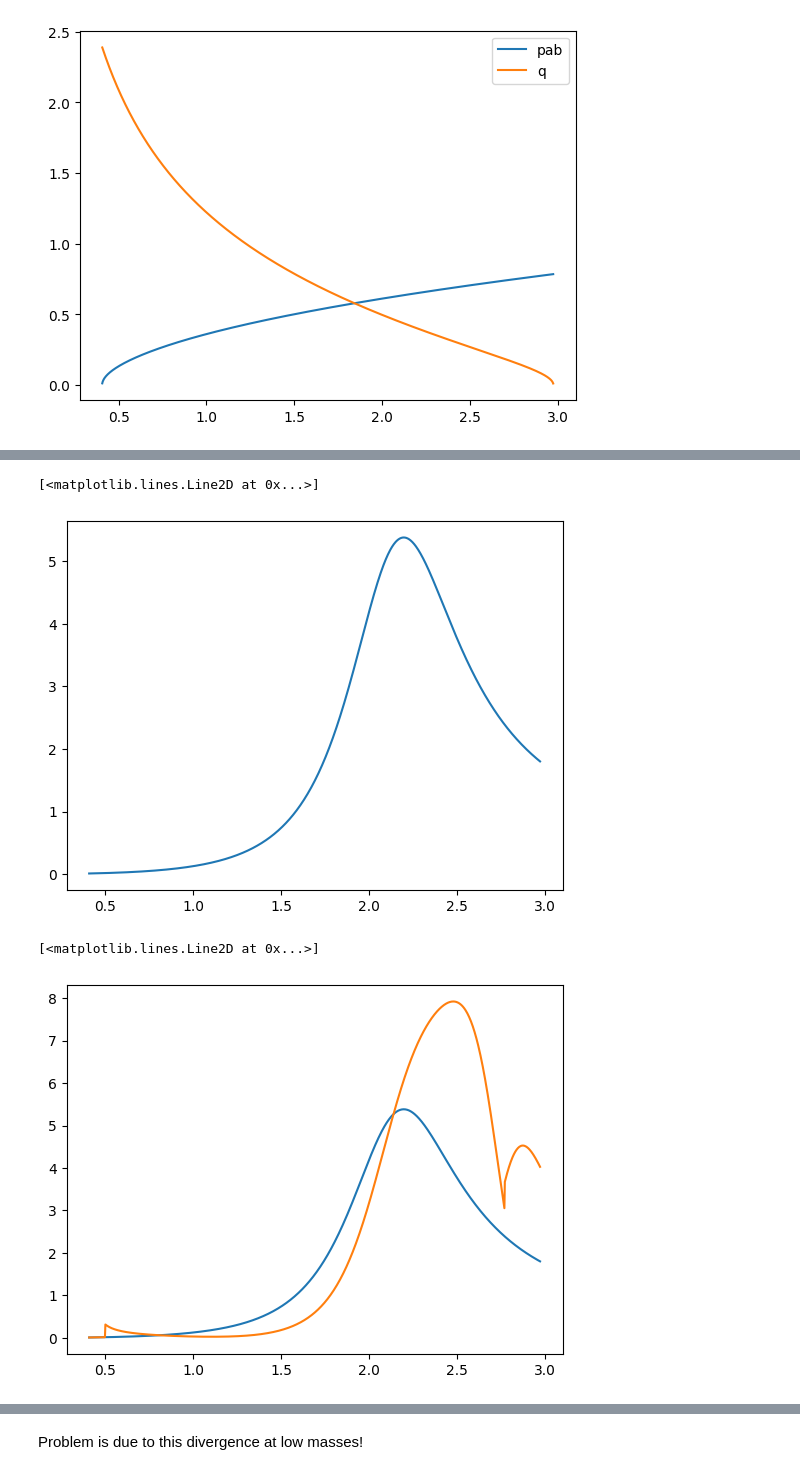
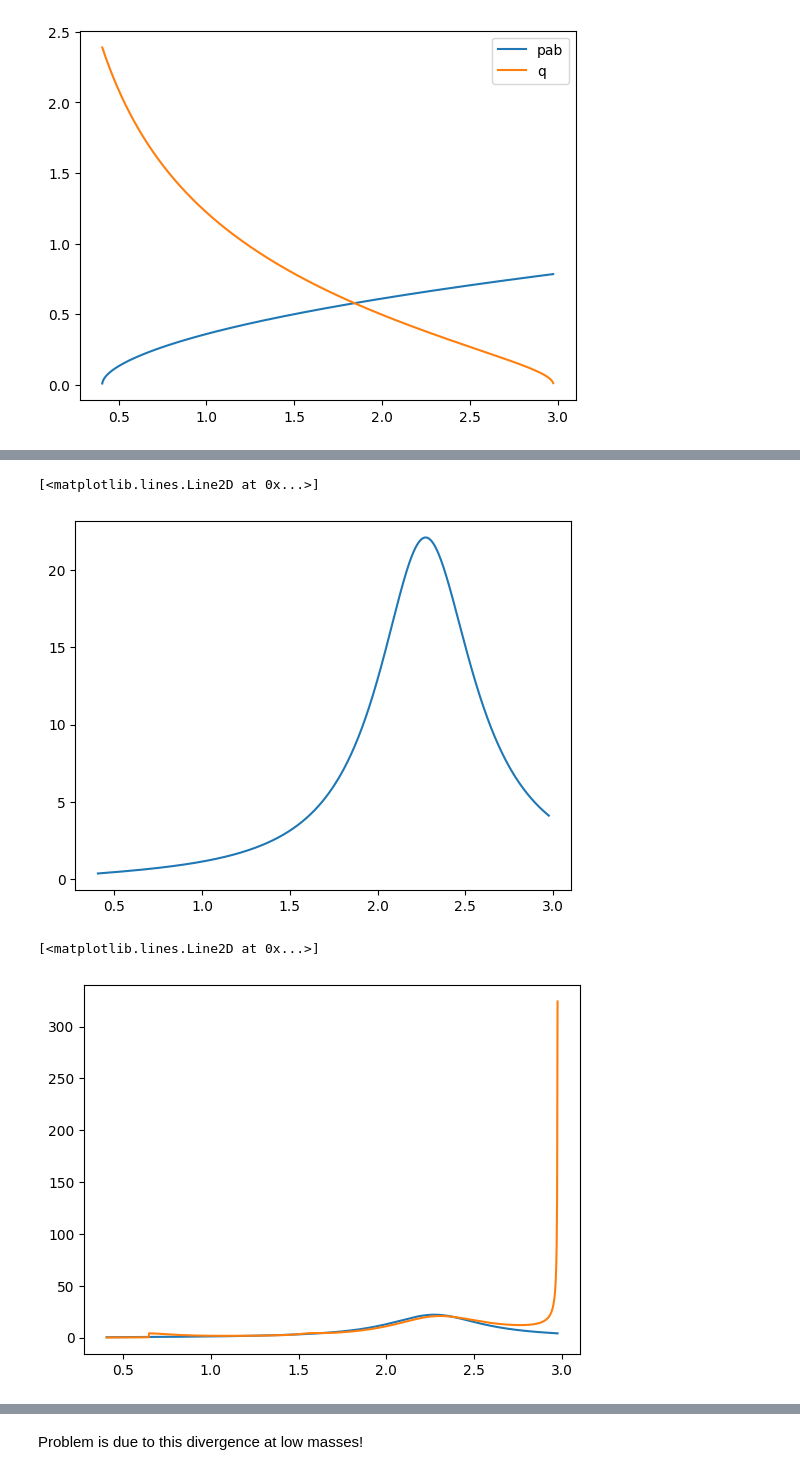
Before and after one commit to cpviolation/tfa_examples, a Jupyter notebook: notebooks/study_lineshapes.ipynb, the cells around one changed output, grey strips where cells are left out. Saved outputs shown, nothing was run; the diff lists cells and outputs as text; code cells hidden in the pictures.

```diff
--- a/notebooks/study_lineshapes.ipynb
+++ b/notebooks/study_lineshapes.ipynb
@@ -219,12 +209,12 @@ def breit_wigner_lineshape_test(
 # %% [markdown]
 ## LASS
 # %%
-def LASS(m2ab, a, r, m0, gamma0, ma, mb, amp_res, amp_nr, phase_res, phase_nr, cutOff=0):
-    q0 = atfk.two_body_momentum(m0, ma, mb)
-    q = atfk.two_body_momentum(atfi.sqrt(m2ab), ma, mb)
+def LASS(m2ab, a, r, m0, gamma0, md, mc, amp_res, amp_nr, phase_res, phase_nr, cutOff=0):
+    q0 = atfk.two_body_momentum(md, m0, mc)
+    q = atfk.two_body_momentum(md, atfi.sqrt(m2ab), mc)
     cot_delta_beta = atfi.const(1.0) / a / q + atfi.const(0.5) * r * q
-    nr  = atfd.nonresonant_lass_lineshape(m2ab, a, r, ma, mb)
-    res = atfd.resonant_lass_lineshape(m2ab, m0, gamma0, a, r, ma, mb, True)
+    nr  = atfd.nonresonant_lass_lineshape(m2ab, a, r, md, mc)
+    res = atfd.resonant_lass_lineshape(m2ab, m0, gamma0, a, r, md, mc)
     lass = atfi.cast_complex(amp_res) * atfi.complex( atfi.cos(phase_res), atfi.sin(phase_res) ) * \
              atfi.complex( q * cot_delta_beta, q ) / atfi.complex( q * cot_delta_beta, -q ) * res
     lass += atfi.cast_complex(amp_nr) * atfi.complex( atfi.cos(phase_nr), atfi.sin(phase_nr) ) * \
@@ -236,10 +226,10 @@ def LASS(m2ab, a, r, m0, gamma0, ma, mb, amp_res, amp_nr, phase_res, phase_nr, c
     return lass
 
 def LASSalt(m2ab, a, r, m0, gamma0, md, mc, amp_res, amp_nr, phase_res, phase_nr):
-    q = atfk.two_body_momentum(atfi.sqrt(m2ab), md, mc)
+    q = atfk.two_body_momentum(md, atfi.sqrt(m2ab), mc)
     cot_delta_beta = atfi.const(1.0) / a / q + atfi.const(0.5) * r * q
     nr  = atfd.nonresonant_lass_lineshape(m2ab, a, r, md, mc)
-    res = atfd.resonant_lass_lineshape(m2ab, m0, gamma0, r, md, mc, True)
+    res = atfd.resonant_lass_lineshape(m2ab, m0, gamma0, a, r, md, mc)
     lass =  atfi.cast_complex(amp_nr) * atfi.complex( atfi.cos(phase_nr), atfi.sin(phase_nr) ) * \
                atfi.cast_complex( atfi.cos(phase_nr) + atfi.sin(phase_nr) * cot_delta_beta ) * nr
     lass += atfi.cast_complex(amp_res) * atfi.complex( atfi.cos(phase_res), atfi.sin(phase_res) ) * \
@@ -258,14 +248,16 @@ lass_r = atfi.const(-20.6)
 xpl = np.linspace(np.min(phsp.m2ab(norm_sample)), np.max(phsp.m2ab(norm_sample)), 1000)
 pab = atfk.two_body_momentum(atfi.sqrt(xpl), masses_ab[0], masses_ab[1])
 delta_beta = atfi.atan( 1.0 / ( 1.0 / lass_a / pab + 0.5 * lass_r * pab ) )
-ylass = atfd.density(LASS(xpl, lass_a, lass_r, lass_M, lass_G, masses_ab[0], masses_ab[1], lass_R, lass_F, lass_phiR, lass_phiF, 0.5))
-nr = atfd.nonresonant_lass_lineshape(xpl, lass_a, lass_r, masses_ab[0], masses_ab[1])
+ylass = atfd.density(LASS(xpl, lass_a, lass_r, lass_M, lass_G, md, masses_ab[2], lass_R, lass_F, lass_phiR, lass_phiF, 0.5))
+ylass_alt = atfd.density(LASSalt(xpl, lass_a, lass_r, lass_M, lass_G, md, masses_ab[2], lass_R, lass_F, lass_phiR, lass_phiF))
+nr = atfd.nonresonant_lass_lineshape(xpl, lass_a, lass_r, md, masses_ab[2])
 ylass_nr = atfd.density(atfi.cast_complex(lass_F) * atfi.complex( atfi.cos(lass_phiF), atfi.sin(lass_phiF) ) * nr)
 ylass_nr_jordi = atfd.density(atfi.cast_complex(lass_F) * atfi.complex( atfi.cos(lass_phiF), atfi.sin(lass_phiF) ) * \
                         atfi.cast_complex( atfi.cos(lass_phiF) + atfi.sin(lass_phiF) / atfi.tan(delta_beta) ) * nr)
-ylass_res = atfd.density(atfd.resonant_lass_lineshape(xpl, lass_M, lass_G, lass_a, lass_r, masses_ab[0], masses_ab[1], True))
+ylass_res = atfd.density(atfd.resonant_lass_lineshape(xpl, lass_M, lass_G, lass_a, lass_r, md, masses_ab[2]))
 #yomega = atfd.density(atfd.breit_wigner_lineshape(xpl, momega, womega, *masses_ac, md, rd, rr, 1, 1))
 int_lass = trapezoid(ylass, xpl)
+int_lass_alt = trapezoid(ylass_alt, xpl)
 int_lass_nr = trapezoid(ylass_nr, xpl)
 int_lass_nr_jordi = trapezoid(ylass_nr_jordi, xpl)
 int_lass_res = trapezoid(ylass_res, xpl)
@@ -273,6 +265,7 @@ int_lass_res = trapezoid(ylass_res, xpl)
 #int_f2_1270 = trapezoid(yf2_1270, xpl)
 #int_rho1450 = trapezoid(yrho1450, xpl)
 plt.plot(xpl, ylass / int_lass, label=r'LASS')
+# plt.plot(xpl, ylass_alt / int_lass_alt, label=r'LASS alt')
 #plt.plot(xpl, ylass_nr / int_lass_nr, label=r'LASS NR')
 #plt.plot(xpl, ylass_res / int_lass_res, label=r'LASS Res')
 # plt.plot(xpl, yomega / int_omega, label=r'$\omega(782)$')
@@ -330,33 +357,33 @@ plt.plot(xpl, atfd.density(atfi.complex( q_lass * cotdb, q_lass ) / atfi.complex
 # %%
 
-res = atfd.resonant_lass_lineshape(xpl, lass_M, lass_G, lass_a, lass_r, masses_ab[0], masses_ab[1], True)
+res = atfd.resonant_lass_lineshape(xpl, lass_M, lass_G, lass_a, lass_r, md, masses_ab[2])
 lass = atfi.cast_complex(lass_R) * atfi.complex( atfi.cos(lass_phiR), atfi.sin(lass_phiR) ) * \
              atfi.complex( q_lass * cotdb, q_lass ) / atfi.complex( q_lass * cotdb, -q_lass ) * res
 plt.plot(xpl, atfd.density(lass))
 # %% [output]
 [<matplotlib.lines.Line2D at 0x...>]
-[figure, old version]
+[figure, new version]
 # %%
 def LASS(m2ab, a, r, m0, gamma0, ma, mb, amp_res, amp_nr, phase_res, phase_nr, cutOff=0):
     q0 = atfk.two_body_momentum(m0, ma, mb)
     q = atfk.two_body_momentum(atfi.sqrt(m2ab), ma, mb)
     cot_delta_beta = atfi.const(1.0) / a / q + atfi.const(0.5) * r * q
     nr  = atfd.nonresonant_lass_lineshape(m2ab, a, r, ma, mb)
-    res = atfd.resonant_lass_lineshape(m2ab, m0, gamma0, a, r, ma, mb, True)
+    res = atfd.resonant_lass_lineshape(m2ab, m0, gamma0, a, r, ma, mb)
     lass = atfi.cast_complex(amp_res) * atfi.complex( atfi.cos(phase_res), atfi.sin(phase_res) ) * \
              atfi.complex( q * cot_delta_beta, q ) / atfi.complex( q * cot_delta_beta, -q ) * res
     lass += atfi.cast_complex(amp_nr) * atfi.complex( atfi.cos(phase_nr), atfi.sin(phase_nr) ) * \
             atfi.cast_complex( atfi.cos(phase_nr) + atfi.sin(phase_nr) * cot_delta_beta ) * nr
     # lass += atfi.where( m2ab>cutOff,
     #             atfi.cast_complex(amp_nr) * atfi.complex( atfi.cos(phase_nr), atfi.sin(phase_nr) ) * \
     #            atfi.cast_complex( atfi.cos(phase_nr) + atfi.sin(phase_nr) * cot_delta_beta ) * nr,
     #                atfi.cast_complex(0.0))  # Default value if condition is false
     return lass
-plt.plot(xpl, atfd.density(atfd.resonant_lass_lineshape(xpl, lass_M, lass_G, lass_a, lass_r, masses_ab[0], masses_ab[1], True)))
-plt.plot(xpl, atfd.density(LASS( xpl, lass_a, lass_r, lass_M, lass_G, masses_ab[0], masses_ab[1], lass_R, lass_F, lass_phiR, lass_phiF, 0.5)))
+plt.plot(xpl, atfd.density(atfd.resonant_lass_lineshape(xpl, lass_M, lass_G, lass_a, lass_r, md, masses_ab[2])))
+plt.plot(xpl, atfd.density(LASS( xpl, lass_a, lass_r, lass_M, lass_G, md, masses_ab[2], lass_R, lass_F, lass_phiR, lass_phiF, 0.5)))
 # %% [output]
 [<matplotlib.lines.Line2D at 0x...>]
-[figure, old version]
+[figure, new version]
 # %%
 plt.plot(xpl, atfi.cos(lass_phiF) + atfi.sin(lass_phiF) / atfi.tan(delta_beta) )
 plt.plot(xpl, atfi.cos(lass_phiF) + atfi.sin(lass_phiF) / (1.0 / ( 1.0 / lass_a / pab + 0.5 * lass_r * pab )  ))
```
Also changed, not shown: parts of 34 cells of this notebook.
